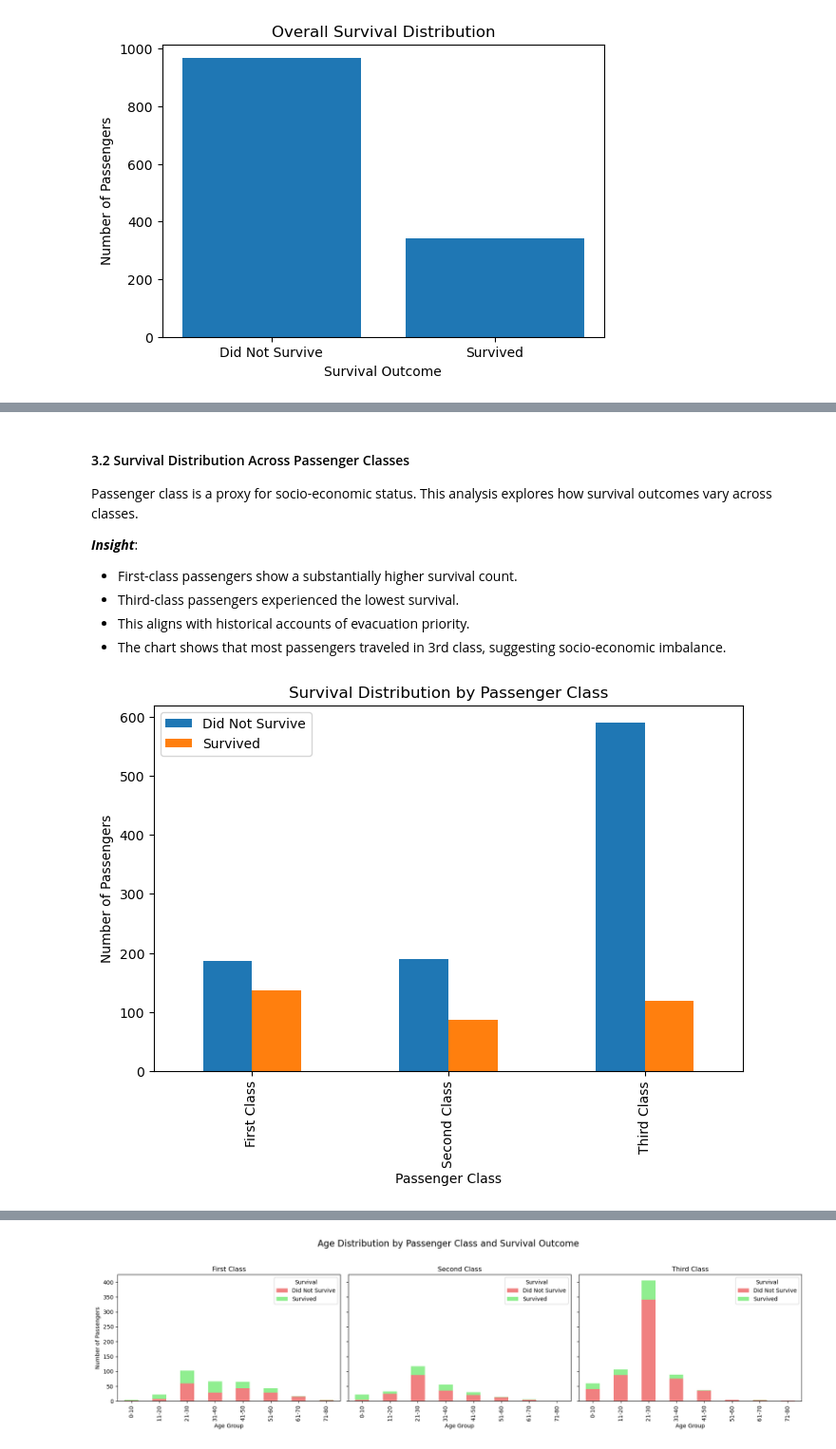
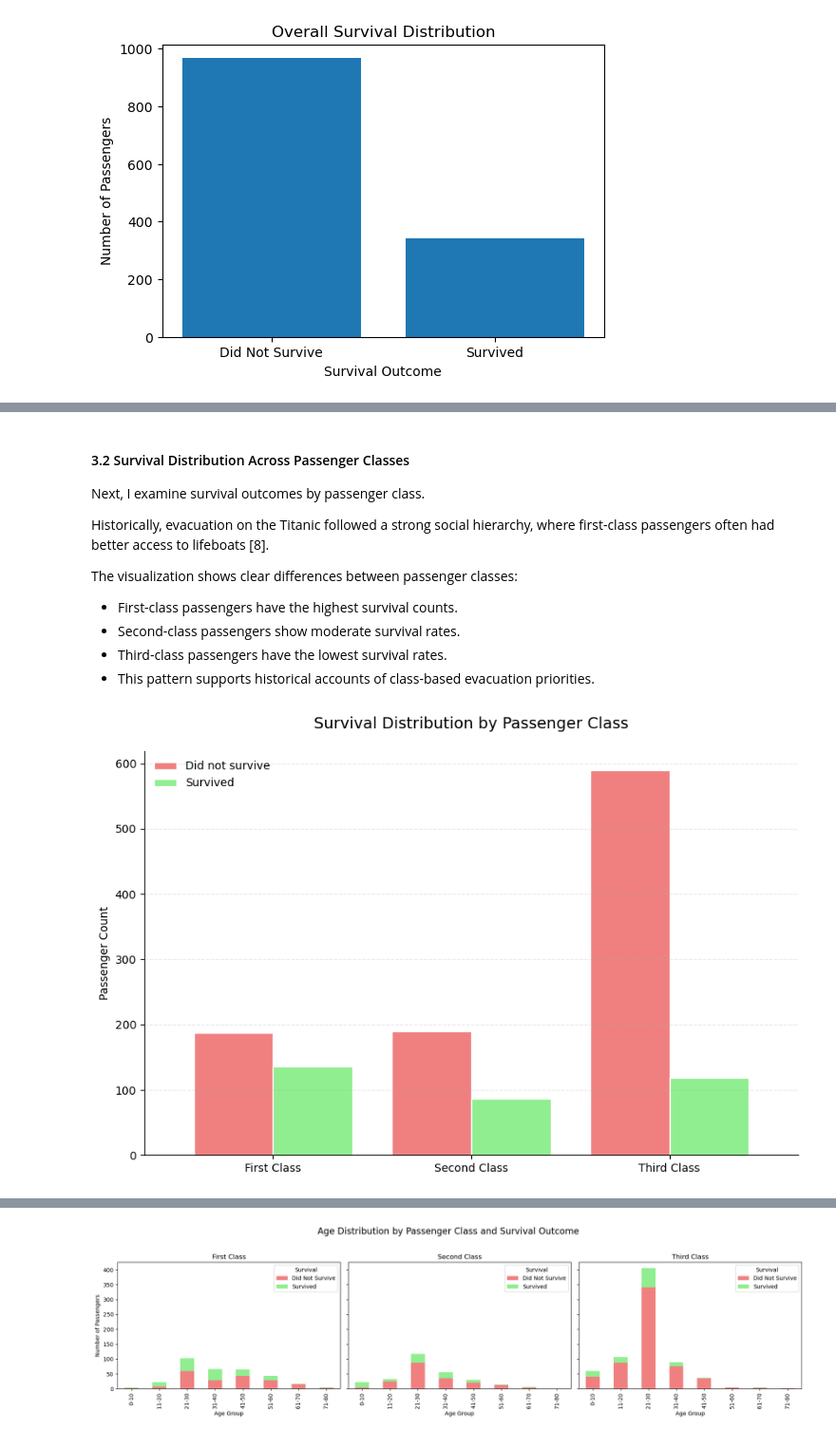
Before and after one commit to johnson-madumere/titanic_surv_pred_insights, a Jupyter notebook: notebooks/02_data_understanding.ipynb, the cells around one changed output, grey strips where cells are left out. Shown at 95% size. Cells and saved outputs as stored; diff of their text form; code cells hidden in the pictures.

```diff
--- a/notebooks/02_data_understanding.ipynb
+++ b/notebooks/02_data_understanding.ipynb
@@ -205,42 +325,49 @@ plt.show()
 # %% [markdown]
 #### 3.2 Survival Distribution Across Passenger Classes
-Passenger class is a proxy for socio-economic status. This analysis explores how survival outcomes vary across classes.
 
-***Insight***:
-- First-class passengers show a substantially higher survival count.
-- Third-class passengers experienced the lowest survival.
-- This aligns with historical accounts of evacuation priority.
-- The chart shows that most passengers traveled in 3rd class, suggesting socio-economic imbalance.
+Next, I examine survival outcomes by passenger class.
+
+Historically, evacuation on the Titanic followed a strong social hierarchy, where first-class passengers often had better access to lifeboats [8].
+
+The visualization shows clear differences between passenger classes:
+- First-class passengers have the highest survival counts.
+- Second-class passengers show moderate survival rates.
+- Third-class passengers have the lowest survival rates.
+- This pattern supports historical accounts of class-based evacuation priorities.
 # %%
-# Map class labels
-data_viz = data.copy()
-data_viz["Pclass_Label"] = data_viz["Pclass"].map({
-    1: "First Class",
-    2: "Second Class",
-    3: "Third Class"
-})
+# 1. Mapping
+map = {1: 'First Class', 2: 'Second Class', 3: 'Third Class'}
+data['Pclass_Label'] = data['Pclass'].map(map)
 
-# Map class labels
-data_viz = data.copy()
-data_viz["Pclass_Label"] = data_viz["Pclass"].map({
-    1: "First Class",
-    2: "Second Class",
-    3: "Third Class"
-})
-
-class_survival = (
-    data_viz
-    .groupby(["Pclass_Label", "Survived"], observed=True)
+# 2. Grouping and counting
+survival_chart = (
+    data.groupby(['Pclass_Label', 'Survived'], observed=True)
     .size()
     .unstack(fill_value=0)
 )
+survival_chart.columns = ['Did not survive', 'Survived']
 
-# Grouped bar chart
-class_survival.plot(kind="bar", figsize=(8, 5))
-plt.title("Survival Distribution by Passenger Class")
-plt.ylabel("Number of Passengers")
-plt.xlabel("Passenger Class")
-plt.legend(["Did Not Survive", "Survived"])
+# 3. Visualization
+fig, ax = plt.subplots(figsize=(9, 6))
+
+survival_chart.plot(
+    kind='bar',
+    ax=ax,
+    color=['lightcoral', 'lightgreen'],
+    edgecolor='white',
+    width=0.8
+)
+
+ax.set_title('Survival Distribution by Passenger Class', fontsize=14, pad=20)
+ax.set_ylabel('Passenger Count')
+ax.set_xlabel('')
+plt.xticks(rotation=0)
+ax.legend(frameon=False)
+
+ax.yaxis.grid(True, linestyle='--', alpha=0.3)
+ax.spines[['top', 'right']].set_visible(False)
+
+plt.tight_layout()
 plt.show()
 # %% [output]
-[figure, old version]
+[figure, new version]
```
Also changed, not shown: parts of 63 cells of this notebook, 30 other files.
